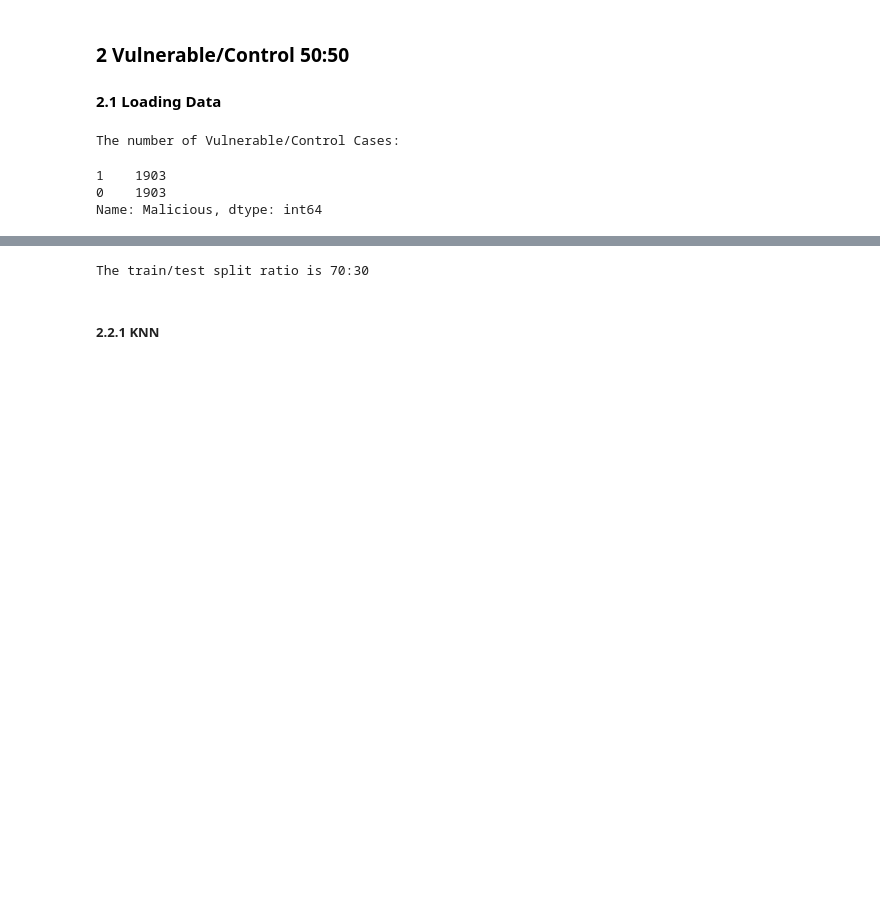
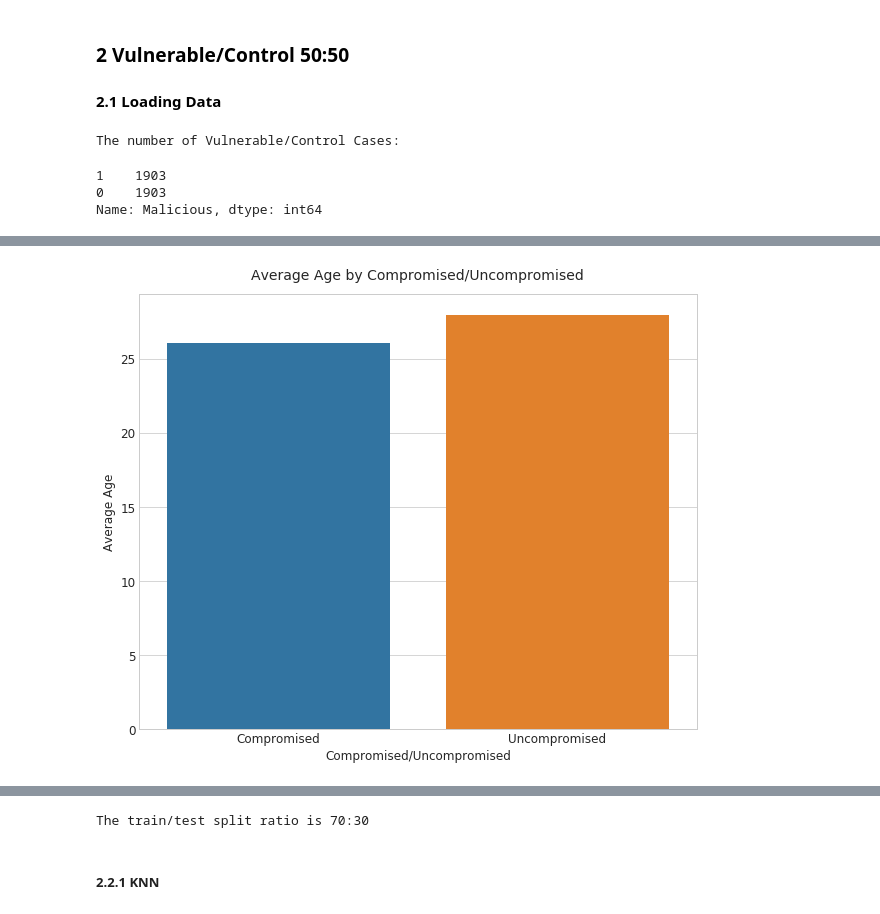
Before and after one commit to darshan-b/Twitter-Analysis, a Jupyter notebook: Analysis_of_Tweets_Users-Copy2.ipynb, the cells around one changed output, grey strips where cells are left out. Cells and saved outputs as stored; diff of their text form; code cells hidden in the pictures; blank space fills up the shorter version.

```diff
--- a/Analysis_of_Tweets_Users-Copy2.ipynb
+++ b/Analysis_of_Tweets_Users-Copy2.ipynb
@@ -1730,0 +1745,14 @@ def get_roc_curve_deep_learning(model,x_test,y_test):
+# %%
+avg_age=df3.groupby('Malicious')['Age'].mean()
+avg_age=pd.DataFrame(avg_age).reset_index()
+sns.set_style('whitegrid')
+plt.figure(figsize=(10,8))
+sns.barplot(x=avg_age['Malicious'],y=avg_age['Age'])
+plt.xticks(size=12)
+plt.yticks(size=12)
+plt.xlabel('Compromised/Uncompromised',size=12)
+plt.ylabel('Average Age',size=12)
+plt.title('Average Age by Compromised/Uncompromised',size=14,y=1.02)
+plt.show()
+# %% [output]
+[figure, added]
```
Also changed, not shown: parts of 11 cells of this notebook.
